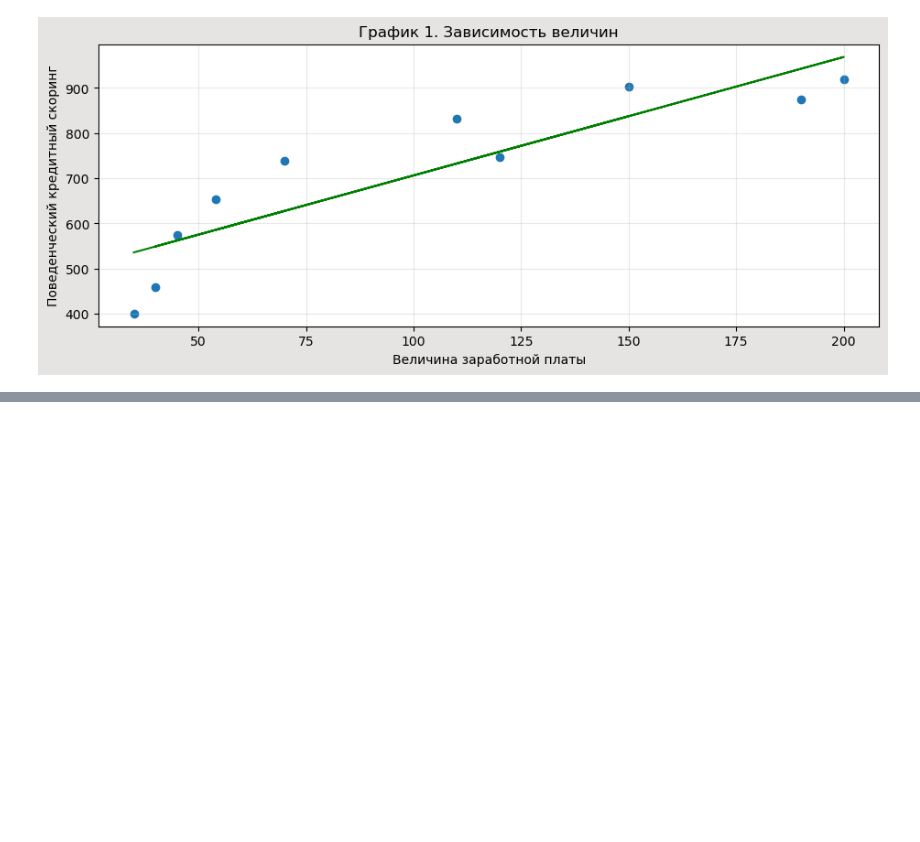
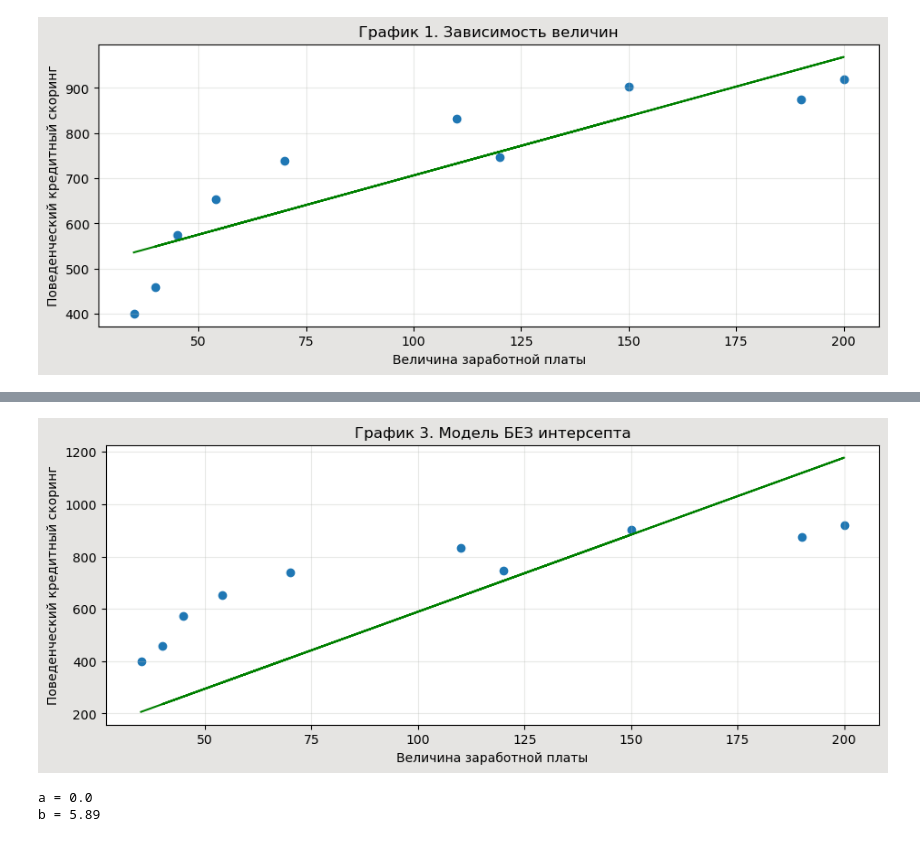
Before and after one commit to ASN-RF/Probability-theory_DZ, a Jupyter notebook: DZ_Sem_9.ipynb, the cells around one changed output, grey strips where cells are left out. Drawn from its saved outputs; the diff is of its cells as text; code cells hidden in the pictures; blank space fills up the shorter version.

```diff
--- a/DZ_Sem_9.ipynb
+++ b/DZ_Sem_9.ipynb
@@ -77,0 +113,22 @@ y = np.array([401, 574, 874, 919, 459, 739, 653, 902, 746, 832])
+# %%
+# Графически отобразим полученные результаты
+plt.figure(figsize=(11, 4)).set_facecolor('#E5E4E2')
+plt.scatter(x,y)
+plt.title('График 3. Модель БЕЗ интерсепта')
+plt.xlabel('Величина заработной платы')
+plt.ylabel('Поведенческий кредитный скоринг', rotation=90)
+plt.grid(color='#B5B8B1', alpha=0.30)
+plt.plot(x, 5.89*x, c='g')
+plt.show()
+# %% [output]
+[figure, added]
+# %%
+# Проверим с помощью библиотеки sklearn
+model_NONE_intersept = LinearRegression(fit_intercept=False)
+rezult = model_NONE_intersept.fit(x.reshape(-1, 1), y)
+a = rezult.intercept_
+b = rezult.coef_[0]
+print(f"a = {round(a,2)}\nb = {round(b,2)}")
+# %% [output]
+a = 0.0
+b = 5.89
```
Also changed, not shown: parts of 34 cells of this notebook.
